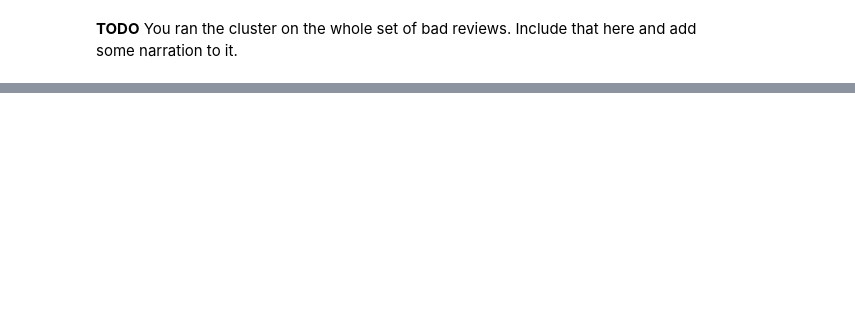
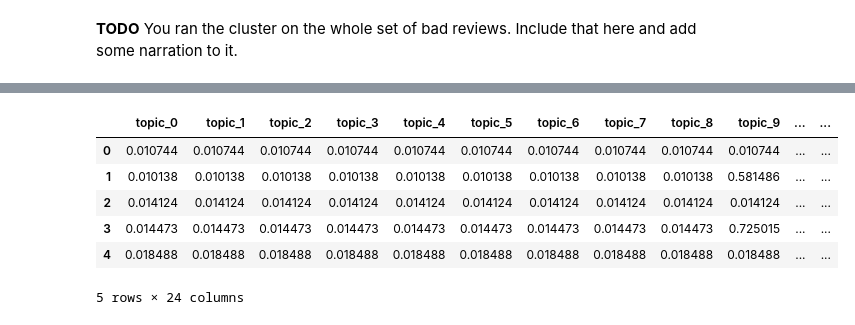
Before and after one commit to michael-a-green/Metis_Project4, a Jupyter notebook: Source/Project4_2.ipynb, the cells around one changed output, grey strips where cells are left out. Saved outputs shown, nothing was run; the diff lists cells and outputs as text; code cells hidden in the pictures; blank space fills up the shorter version.

```diff
--- a/Source/Project4_2.ipynb
+++ b/Source/Project4_2.ipynb
@@ -967,0 +1099,14 @@ You ran the cluster on the whole set of bad reviews. Include that here and add s
+# %%
+docTopicMatrixBR = LD_AllocatorTFIDFBR.transform(docTermMatrixTFIDFBR)
+# %%
+docTopicMatrixBR_df = pd.DataFrame(docTopicMatrixBR).add_prefix("topic_")
+docTopicMatrixBR_df[["Summary","ProcessedText","Text","Score"]] = bad_reviews_df[["Summary","ProcessedText","Text","Score"]]
+docTopicMatrixBR_df.head()
+# %% [output]
+|  | topic_0 | topic_1 | topic_2 | topic_3 | topic_4 | topic_5 | topic_6 | topic_7 | topic_8 | topic_9 | ... | ... |
+| 0 | 0.010744 | 0.010744 | 0.010744 | 0.010744 | 0.010744 | 0.010744 | 0.010744 | 0.010744 | 0.010744 | 0.010744 | ... | ... |
+| 1 | 0.010138 | 0.010138 | 0.010138 | 0.010138 | 0.010138 | 0.010138 | 0.010138 | 0.010138 | 0.010138 | 0.581486 | ... | ... |
+| 2 | 0.014124 | 0.014124 | 0.014124 | 0.014124 | 0.014124 | 0.014124 | 0.014124 | 0.014124 | 0.014124 | 0.014124 | ... | ... |
+| 3 | 0.014473 | 0.014473 | 0.014473 | 0.014473 | 0.014473 | 0.014473 | 0.014473 | 0.014473 | 0.014473 | 0.725015 | ... | ... |
+| 4 | 0.018488 | 0.018488 | 0.018488 | 0.018488 | 0.018488 | 0.018488 | 0.018488 | 0.018488 | 0.018488 | 0.018488 | ... | ... |
+5 rows × 24 columns
```
Also changed, not shown: parts of 63 cells of this notebook.
